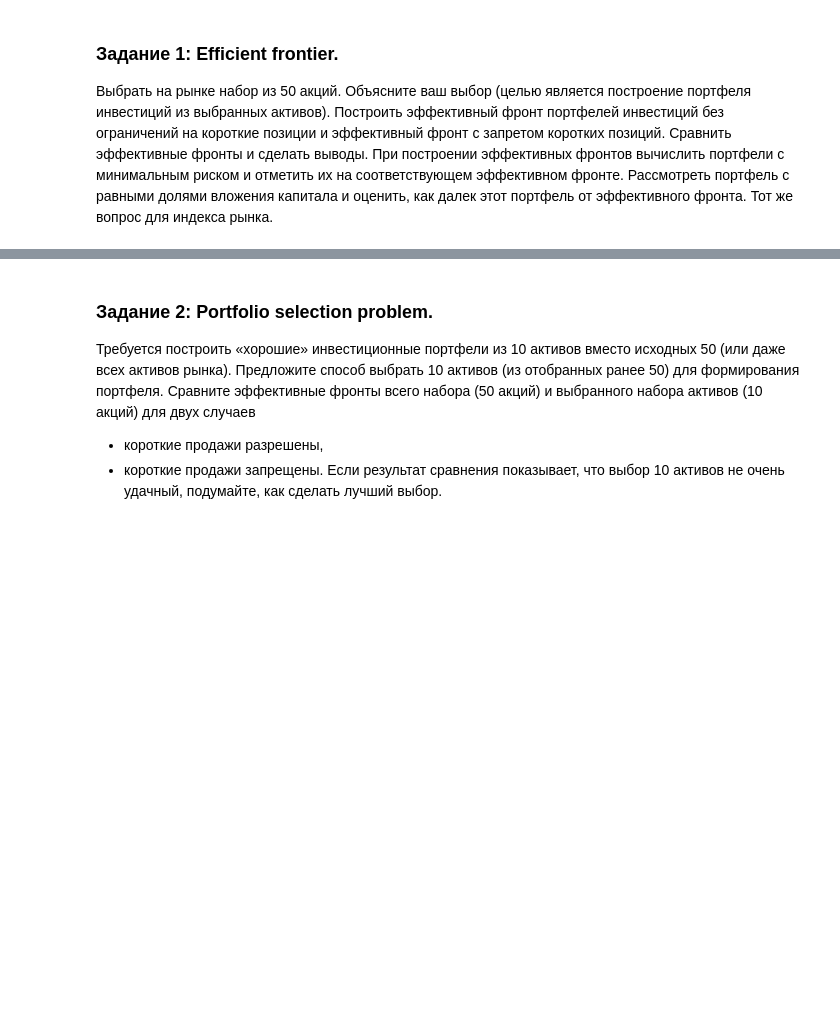
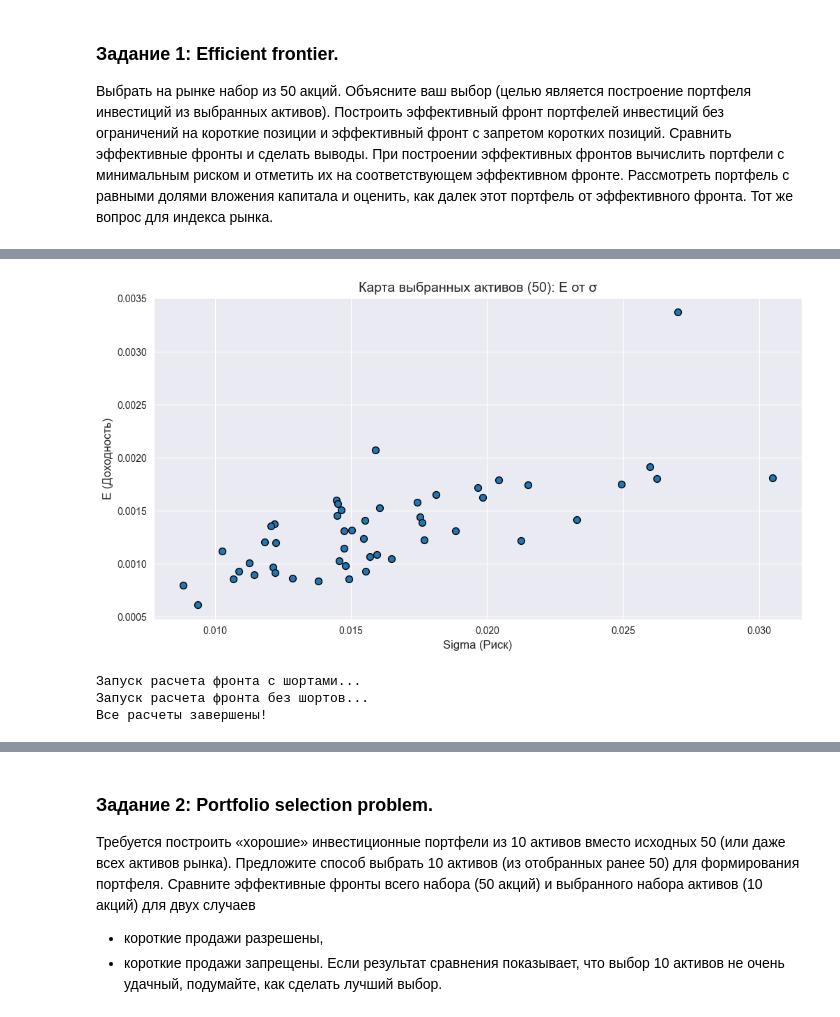
Before and after one commit to DmitriyHSE/Optimal-investment-portfolios, a Jupyter notebook: НИС_ДЗ_2.ipynb, the cells around one changed output, grey strips where cells are left out. Saved outputs shown, nothing was run; the diff lists cells and outputs as text; code cells hidden in the pictures; blank space fills up the shorter version.

```diff
--- a/НИС_ДЗ_2.ipynb
+++ b/НИС_ДЗ_2.ipynb
@@ -25,0 +123,50 @@ cac = pd.read_csv("/content/CAC40.csv")
+# %%
+# 1. Визуализация карты активов
+plot_mean_var_map(stock_stat, title='Карта выбранных активов (50): E от σ')
+plt.show()
+
+# Подготовка данных для оптимизатора
+r_matrix, mean_vec, cov_matrix = get_return_mean_cov(returns_50)
+
+# --- А) Эффективный фронт БЕЗ ограничений на шорты (Shorts Allowed) ---
+print("Запуск расчета фронта с шортами...")
+psigmas = []
+preturns = []
+bounds_short = tuple((None, None) for _ in range(len(mean_vec)))
+
+# Портфель мин. риска
+X_min_risk = optimize_portfolio(risk_porfolio, r_matrix, mean_vec, cov_matrix, bounds_short)
+min_risk = risk_porfolio(X_min_risk, cov_matrix)
+min_risk_preturn = np.dot(X_min_risk, mean_vec)
+
+# Цикл расчета целевых доходностей
+target_range = np.linspace(min_risk_preturn, mean_vec.max(), 50)
+for tr in target_range:
+    X = optimize_portfolio(risk_porfolio, r_matrix, mean_vec, cov_matrix, bounds_short, target_return=tr)
+    psigmas.append(risk_porfolio(X, cov_matrix))
+    preturns.append(np.dot(X, mean_vec))
+
+# --- Б) Эффективный фронт С ЗАПРЕТОМ шортов (No Shorts) ---
+print("Запуск расчета фронта без шортов...")
+psigmas_ns = []
+preturns_ns = []
+bounds_no_short = tuple((0.0, 1.0) for _ in range(len(mean_vec)))
+
+# Портфель мин. риска без шортов
+X_min_risk_ns = optimize_portfolio(risk_porfolio, r_matrix, mean_vec, cov_matrix, bounds_no_short)
+min_risk_ns = risk_porfolio(X_min_risk_ns, cov_matrix)
+min_risk_preturn_ns = np.dot(X_min_risk_ns, mean_vec)
+
+# Цикл расчета
+target_range_ns = np.linspace(min_risk_preturn_ns, mean_vec.max(), 50)
+for tr in target_range_ns:
+    X_ns = optimize_portfolio(risk_porfolio, r_matrix, mean_vec, cov_matrix, bounds_no_short, target_return=tr)
+    psigmas_ns.append(risk_porfolio(X_ns, cov_matrix))
+    preturns_ns.append(np.dot(X_ns, mean_vec))
+
+print("Все расчеты завершены!")
+# %% [output]
+[figure, added]
+Запуск расчета фронта с шортами...
+Запуск расчета фронта без шортов...
+Все расчеты завершены!
```
Also changed, not shown: parts of 6 cells of this notebook.
